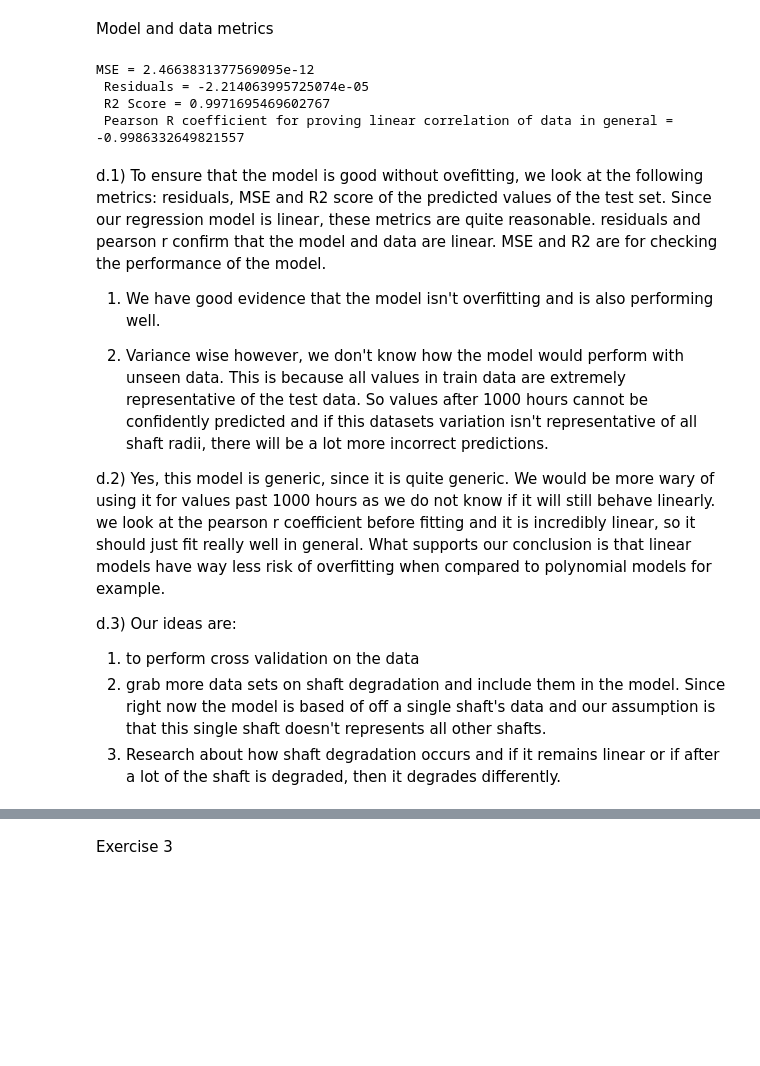
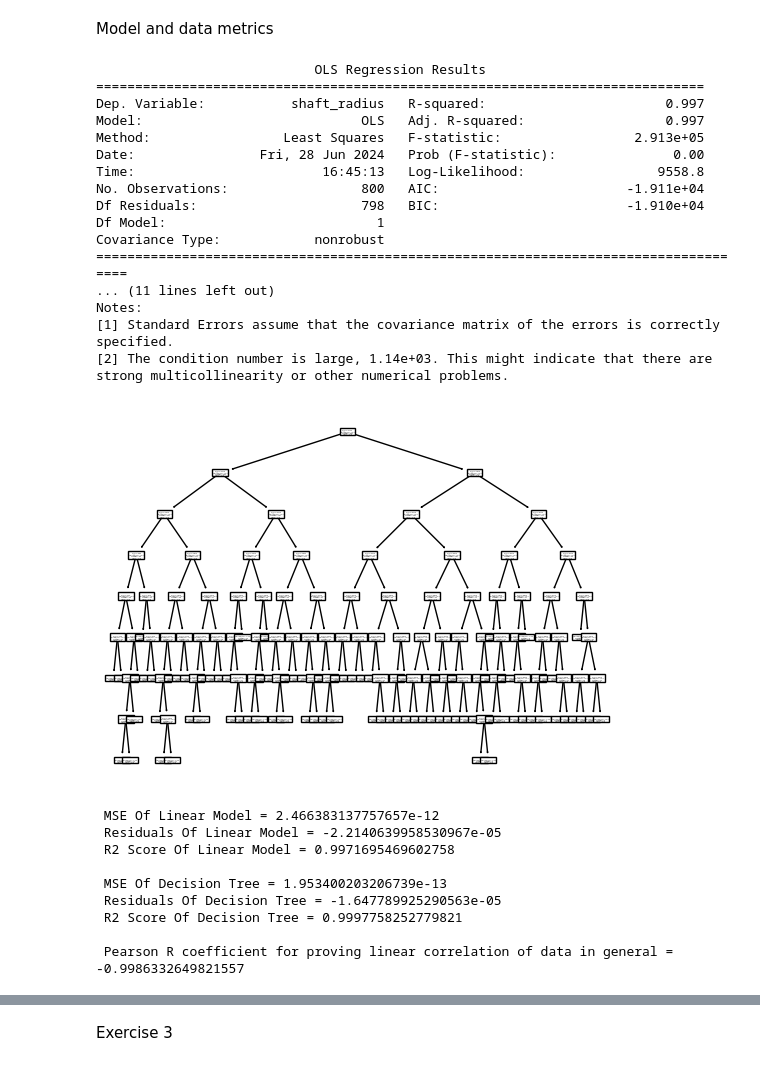
Before and after one commit to KonstantinTheHandsome/DS-Final-Ass, a Jupyter notebook: train/00functions.ipynb, the cells around one changed output, grey strips where cells are left out. Drawn from its saved outputs; the diff is of its cells as text; code cells hidden in the pictures; blank space fills up the shorter version.

```diff
--- a/train/00functions.ipynb
+++ b/train/00functions.ipynb
@@ -154,27 +164,44 @@ Text(0, 0.5, 'Predicted Shaft Radius')
 # %% [markdown]
 Model and data metrics
+# %%
+plot_tree(model_decision_tree)
+
+pears_r=pearsonr(y_train,X_train['measurement_index'])[0]
+print(linear_model.summary())
+# %% [output]
+                            OLS Regression Results
+==============================================================================
+Dep. Variable:           shaft_radius   R-squared:                       0.997
+Model:                            OLS   Adj. R-squared:                  0.997
+Method:                 Least Squares   F-statistic:                 2.913e+05
+Date:                Fri, 28 Jun 2024   Prob (F-statistic):               0.00
+Time:                        16:45:13   Log-Likelihood:                 9558.8
+No. Observations:                 800   AIC:                        -1.911e+04
+Df Residuals:                     798   BIC:                        -1.910e+04
+Df Model:                           1
+Covariance Type:            nonrobust
+=====================================================================================
+... (11 lines left out)
+Notes:
+[1] Standard Errors assume that the covariance matrix of the errors is correctly specified.
+[2] The condition number is large, 1.14e+03. This might indicate that there are
+strong multicollinearity or other numerical problems.
+[figure, added]
 # %%
-pears_r=pearsonr(train_y,train_x)[0]
-print(f'MSE = {mean_squared_error(test_y,pred)}\n',
-      f'Residuals = {sum(test_y-pred)}\n',
-      f'R2 Score = {r2_score(test_y,pred)}\n',
+print(f' MSE Of Linear Model = {mean_squared_error(y_test,pred)}\n',
+      f'Residuals Of Linear Model = {sum(y_test-pred)}\n',
+      f'R2 Score Of Linear Model = {r2_score(y_test,pred)}\n\n',
+      f'MSE Of Decision Tree = {mean_squared_error(y_test,y_pred)}\n',
+      f'Residuals Of Decision Tree = {sum(y_test-y_pred)}\n',
+      f'R2 Score Of Decision Tree = {r2_score(y_test,y_pred)}\n\n',
       f"Pearson R coefficient for proving linear correlation of data in general = {pears_r}")
 # %% [output]
-MSE = 2.4663831377569095e-12
- Residuals = -2.214063995725074e-05
- R2 Score = 0.9971695469602767
+ MSE Of Linear Model = 2.466383137757657e-12
+ Residuals Of Linear Model = -2.2140639958530967e-05
+ R2 Score Of Linear Model = 0.9971695469602758
+
+ MSE Of Decision Tree = 1.953400203206739e-13
+ Residuals Of Decision Tree = -1.647789925290563e-05
+ R2 Score Of Decision Tree = 0.9997758252779821
+
  Pearson R coefficient for proving linear correlation of data in general = -0.9986332649821557
-# %% [markdown]
-d.1) To ensure that the model is good without ovefitting, we look at the following metrics: residuals, MSE and R2 score of the predicted values of the test set. Since our regression model is linear, these metrics are quite reasonable. residuals and pearson r confirm that the model and data are linear. MSE and R2 are for checking the performance of the model.
-
-1. We have good evidence that the model isn't overfitting and is also performing well.
-
-2. Variance wise however, we don't know how the model would perform with unseen data. This is because all values in train data are extremely representative of the test data. So values after 1000 hours cannot be confidently predicted and if this datasets variation isn't representative of all shaft radii, there will be a lot more incorrect predictions.
-
-
-d.2) Yes, this model is generic, since it is quite generic. We would be more wary of using it for values past 1000 hours as we do not know if it will still behave linearly. we look at the pearson r coefficient before fitting and it is incredibly linear, so it should just fit really well in general. What supports our conclusion is that linear models have way less risk of overfitting when compared to polynomial models for example.
-
-d.3) Our ideas are:
-1. to perform cross validation on the data
-2. grab more data sets on shaft degradation and include them in the model. Since right now the model is based of off a single shaft's data and our assumption is that this single shaft doesn't represents all other shafts.
-3. Research about how shaft degradation occurs and if it remains linear or if after a lot of the shaft is degraded, then it degrades differently.
```
Also changed, not shown: parts of 5 cells of this notebook, 1 other file.
